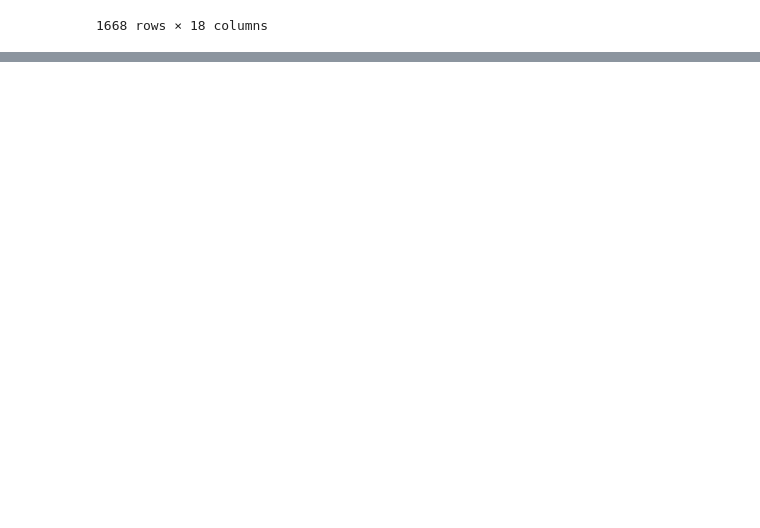
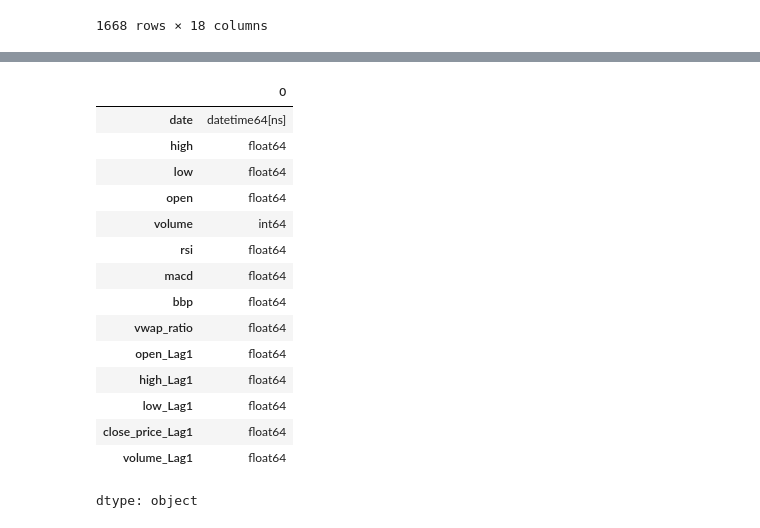
Before and after one commit to Krishnakanth834/MLProject1, a Jupyter notebook: price_predict_model.ipynb, the cells around one changed output, grey strips where cells are left out. Saved outputs shown, nothing was run; the diff lists cells and outputs as text; code cells hidden in the pictures; blank space fills up the shorter version.

```diff
--- a/price_predict_model.ipynb
+++ b/price_predict_model.ipynb
@@ -209,0 +259,19 @@ df_train
+# %%
+X_train.dtypes
+# %% [output]
+|  | 0 |
+| date | datetime64[ns] |
+| high | float64 |
+| low | float64 |
+| open | float64 |
+| volume | int64 |
+| rsi | float64 |
+| macd | float64 |
+| bbp | float64 |
+| vwap_ratio | float64 |
+| open_Lag1 | float64 |
+| high_Lag1 | float64 |
+| low_Lag1 | float64 |
+| close_price_Lag1 | float64 |
+| volume_Lag1 | float64 |
+dtype: object
```
Also changed, not shown: parts of 9 cells of this notebook.
